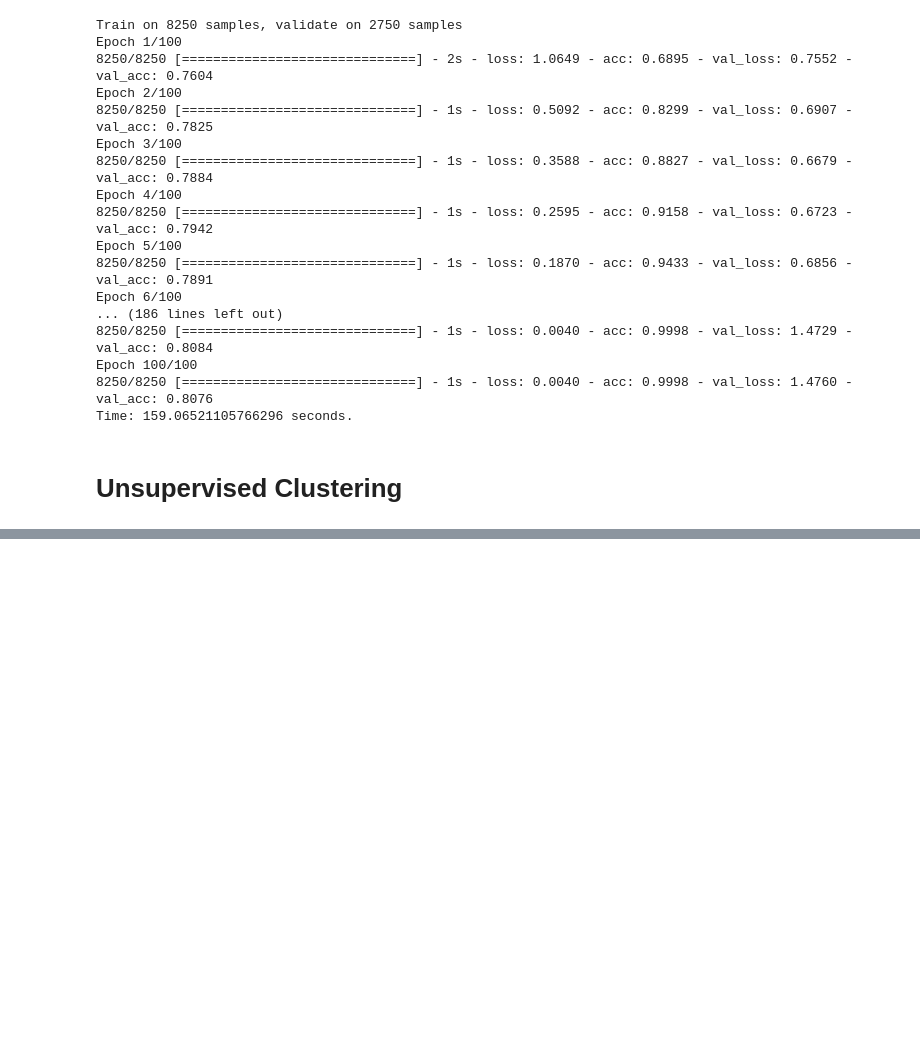
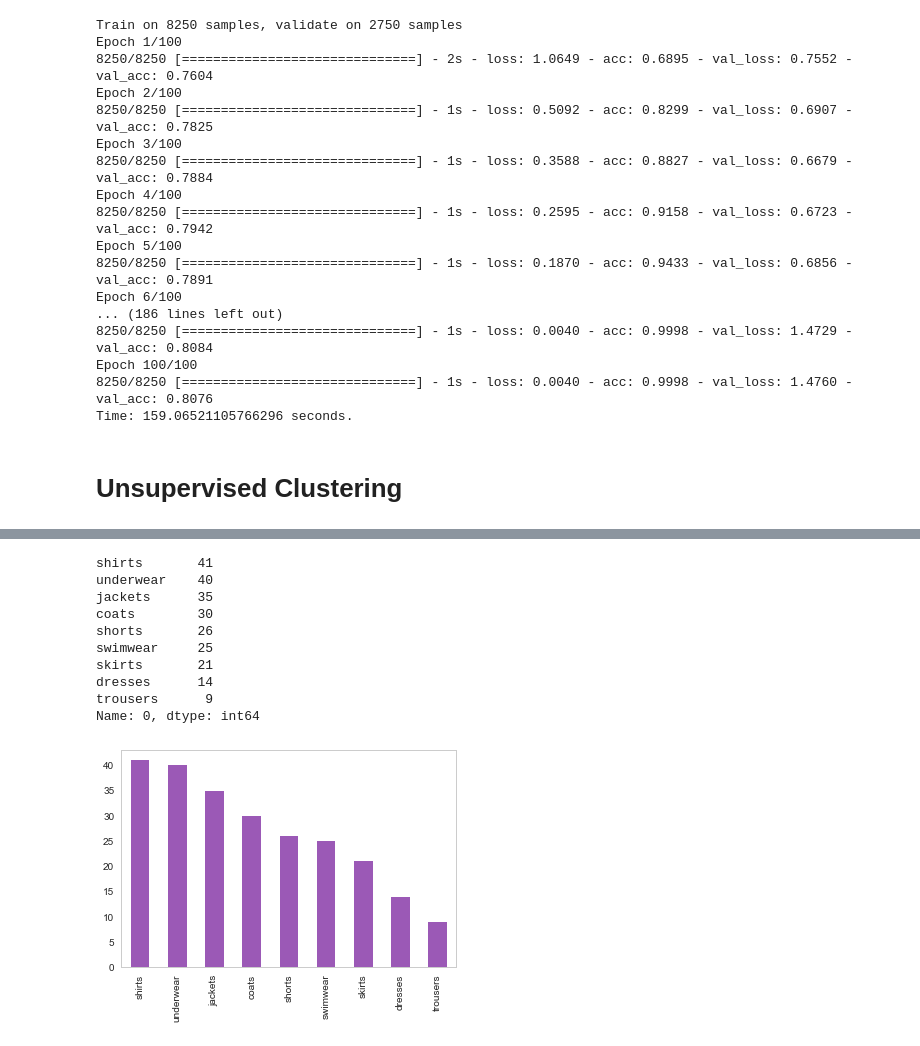
Before and after one commit to janelleszary/intuiShop, a Jupyter notebook: cluster_features.ipynb, the cells around one changed output, grey strips where cells are left out. Drawn from its saved outputs; the diff is of its cells as text; code cells hidden in the pictures; blank space fills up the shorter version.

```diff
--- a/cluster_features.ipynb
+++ b/cluster_features.ipynb
@@ -713,0 +905,9 @@ Time: 159.06521105766296 seconds.
+# %%
+# Coats and jackets get confused a lot.
+# list(y_test.values), list(lr_y_pred)
+
+correctlist = []
+incorrectlist = []
+for i in range(0, len(lr_y_pred)):
+    correctlist.append(lr_y_pred[i] == y_test.values[i])
+    incorrectlist.append(not (lr_y_pred[i] == y_test.values[i]))
@@ -713,0 +916,17 @@ Time: 159.06521105766296 seconds.
+# %%
+thingswegotwrong = y_test.values[incorrectlist]
+thingswegotwrong = pd.DataFrame(thingswegotwrong)
+thingswegotwrong[0].value_counts().plot.bar()
+thingswegotwrong[0].value_counts()
+# %% [output]
+shirts       41
+underwear    40
+jackets      35
+coats        30
+shorts       26
+swimwear     25
+skirts       21
+dresses      14
+trousers      9
+Name: 0, dtype: int64
+[figure, added]
```
Also changed, not shown: parts of 31 cells of this notebook.
